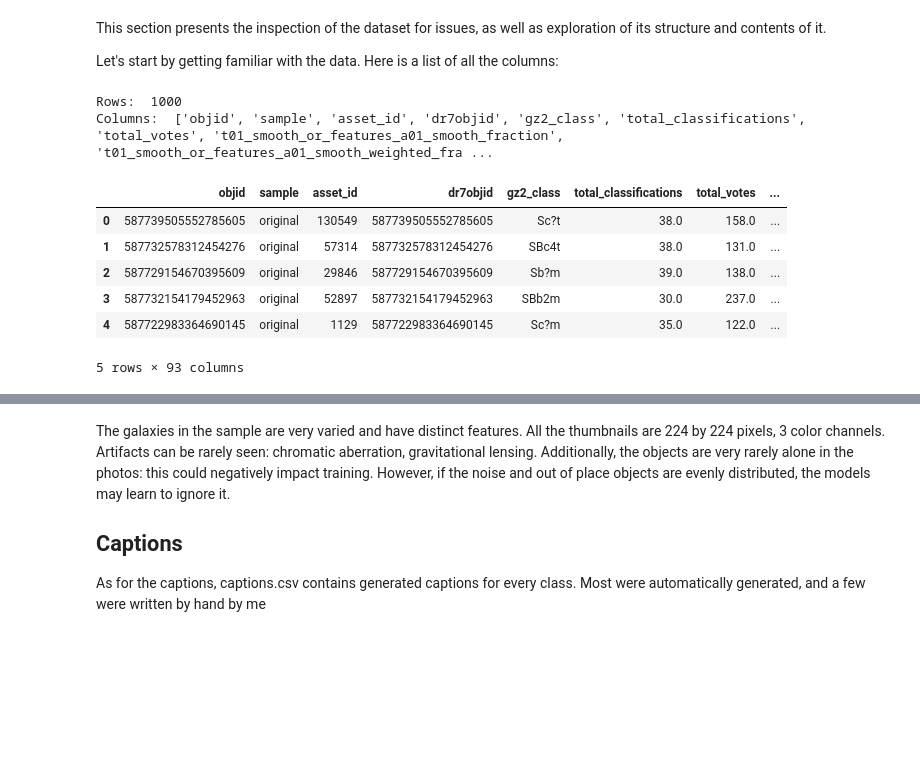
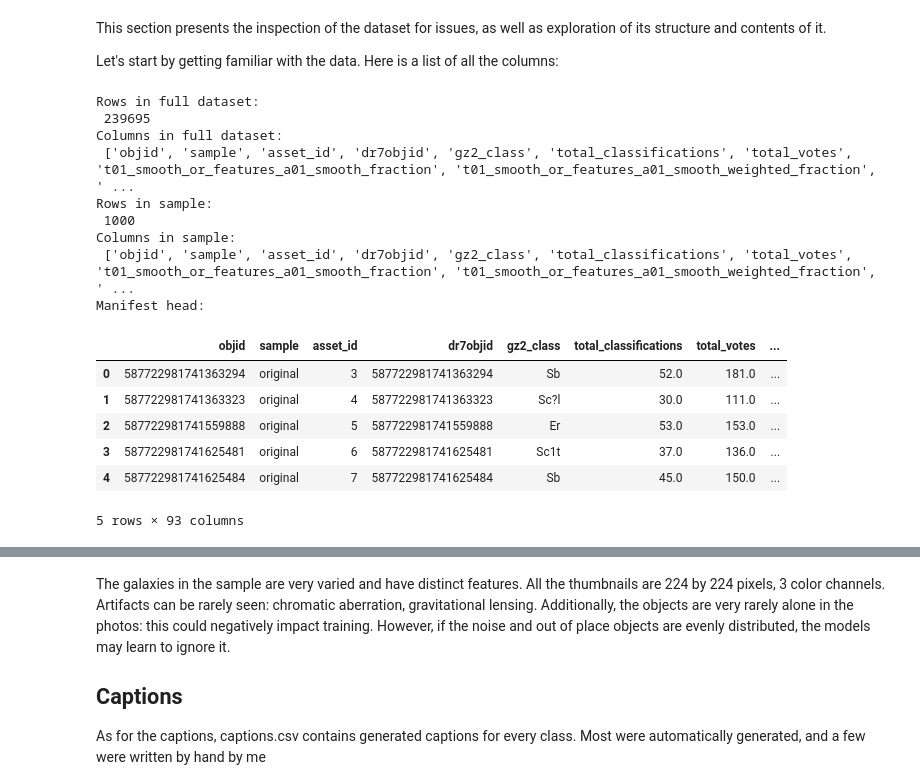
Before and after one commit to LevIgnatev/galaxy_morphology, a Jupyter notebook: notebooks/01_explore.ipynb, the cells around one changed output, grey strips where cells are left out. Drawn from its saved outputs; the diff is of its cells as text; code cells hidden in the pictures; blank space fills up the shorter version.

```diff
--- a/notebooks/01_explore.ipynb
+++ b/notebooks/01_explore.ipynb
@@ -13,7 +13,6 @@ import seaborn as sns
 import matplotlib.pyplot as plt
 from PIL import Image
 from IPython.display import display
-from keras.src.layers import average
 
 sns.set(style='whitegrid')
 
@@ -22,22 +21,35 @@ np.random.seed(5629)
 
 labels_filepath = r"C:\Users\user\PycharmProjects\galaxy_morphology_ml_captioning\data\labels\labels_manifest_1000.csv"
 thumbnails_directory = r"C:\Users\user\PycharmProjects\galaxy_morphology_ml_captioning\data\labels\thumbs"
+
+manifest_labels_fp = r"C:\Users\user\PycharmProjects\galaxy_morphology_ml_captioning\data\processed\manifest_with_labels.csv"
 # %% [markdown]
 This section presents the inspection of the dataset for issues, as well as exploration of its structure and contents of it.
 
 Let's start by getting familiar with the data. Here is a list of all the columns:
 # %%
 df = pd.read_csv(labels_filepath)
-print("Rows: ", df.shape[0])
-print("Columns: ", df.columns.tolist())
-df.head()
+dfm = pd.read_csv(manifest_labels_fp)
+print("Rows in full dataset: \n", dfm.shape[0])
+print("Columns in full dataset: \n", dfm.columns.tolist())
+print("Rows in sample: \n", df.shape[0])
+print("Columns in sample: \n", df.columns.tolist())
+print("Manifest head:\n")
+dfm.head()
 # %% [output]
-Rows:  1000
-Columns:  ['objid', 'sample', 'asset_id', 'dr7objid', 'gz2_class', 'total_classifications', 'total_votes', 't01_smooth_or_features_a01_smooth_fraction', 't01_smooth_or_features_a01_smooth_weighted_fra ...
+Rows in full dataset:
+ 239695
+Columns in full dataset:
+ ['objid', 'sample', 'asset_id', 'dr7objid', 'gz2_class', 'total_classifications', 'total_votes', 't01_smooth_or_features_a01_smooth_fraction', 't01_smooth_or_features_a01_smooth_weighted_fraction', ' ...
+Rows in sample:
+ 1000
+Columns in sample:
+ ['objid', 'sample', 'asset_id', 'dr7objid', 'gz2_class', 'total_classifications', 'total_votes', 't01_smooth_or_features_a01_smooth_fraction', 't01_smooth_or_features_a01_smooth_weighted_fraction', ' ...
+Manifest head:
 |  | objid | sample | asset_id | dr7objid | gz2_class | total_classifications | total_votes | ... |
-| 0 | 587739505552785605 | original | 130549 | 587739505552785605 | Sc?t | 38.0 | 158.0 | ... |
-| 1 | 587732578312454276 | original | 57314 | 587732578312454276 | SBc4t | 38.0 | 131.0 | ... |
-| 2 | 587729154670395609 | original | 29846 | 587729154670395609 | Sb?m | 39.0 | 138.0 | ... |
-| 3 | 587732154179452963 | original | 52897 | 587732154179452963 | SBb2m | 30.0 | 237.0 | ... |
-| 4 | 587722983364690145 | original | 1129 | 587722983364690145 | Sc?m | 35.0 | 122.0 | ... |
+| 0 | 587722981741363294 | original | 3 | 587722981741363294 | Sb | 52.0 | 181.0 | ... |
+| 1 | 587722981741363323 | original | 4 | 587722981741363323 | Sc?l | 30.0 | 111.0 | ... |
+| 2 | 587722981741559888 | original | 5 | 587722981741559888 | Er | 53.0 | 153.0 | ... |
+| 3 | 587722981741625481 | original | 6 | 587722981741625481 | Sc1t | 37.0 | 136.0 | ... |
+| 4 | 587722981741625484 | original | 7 | 587722981741625484 | Sb | 45.0 | 150.0 | ... |
 5 rows × 93 columns
```
Also changed, not shown: parts of 15 cells of this notebook, 1 other file.
